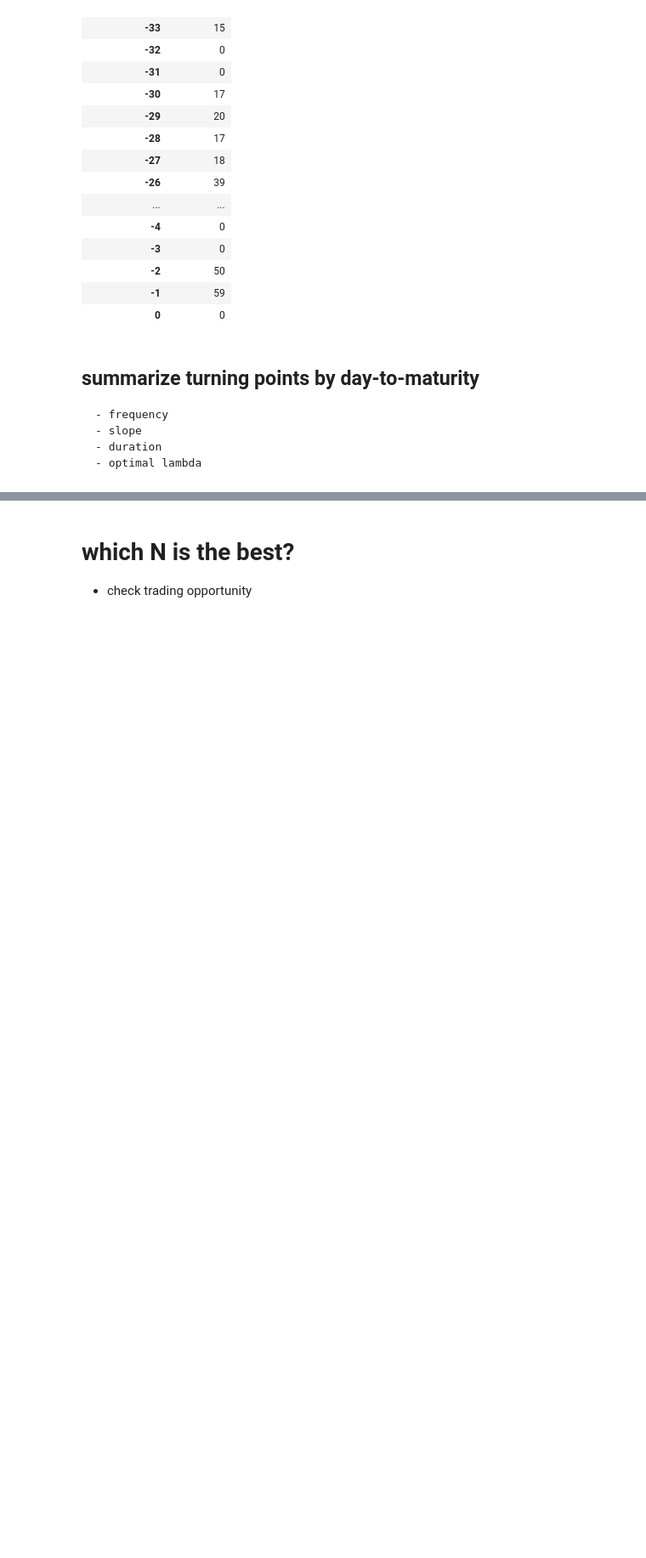
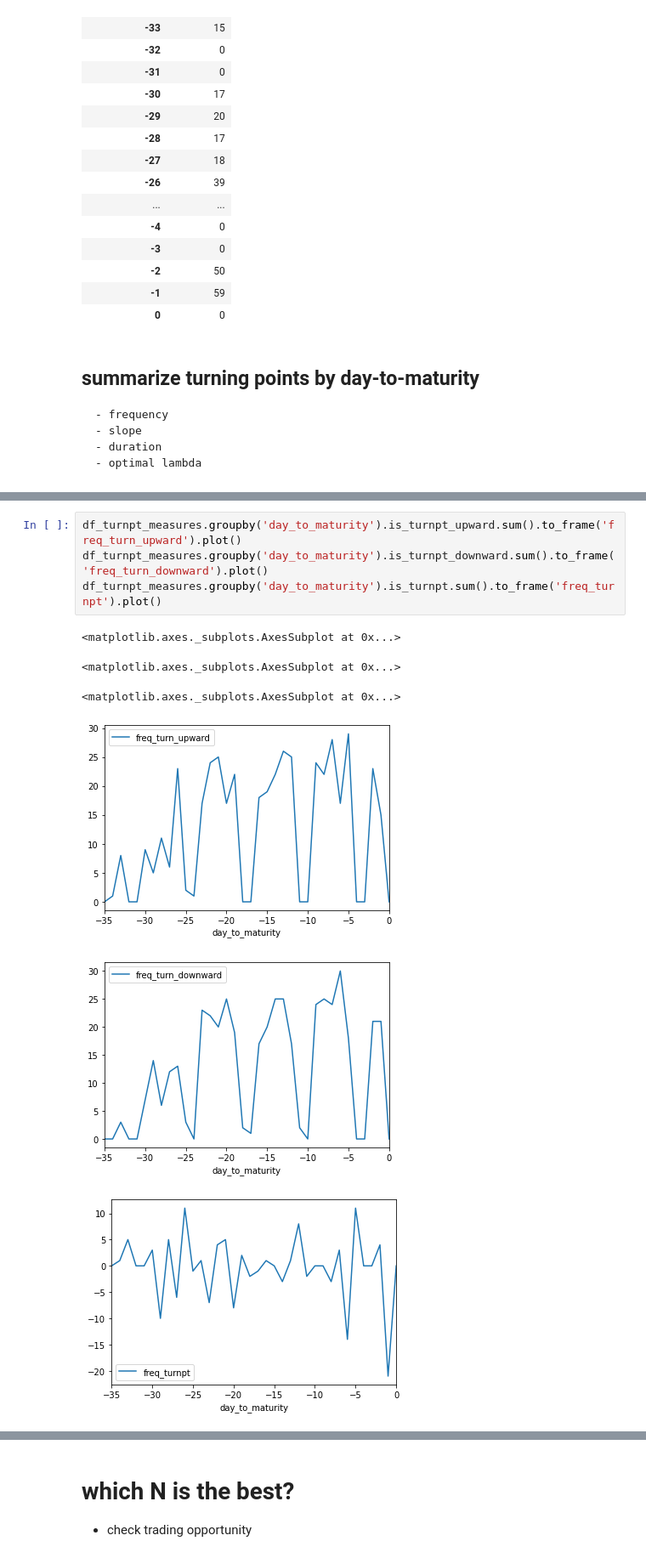
Before and after one commit to datasci-info/stock_path_tracker, a Jupyter notebook: turnpt_analysis.ipynb, the cells around one changed output, grey strips where cells are left out. Shown: that part at 85% size. Drawn from its saved outputs; the diff is of its cells as text; blank space fills up the shorter version.

```diff
--- a/turnpt_analysis.ipynb
+++ b/turnpt_analysis.ipynb
@@ -268,0 +259,11 @@ df_analysis.plot(x='day_to_maturity', y='mu_slope', kind='line')
+# %%
+df_turnpt_measures.groupby('day_to_maturity').is_turnpt_upward.sum().to_frame('freq_turn_upward').plot()
+df_turnpt_measures.groupby('day_to_maturity').is_turnpt_downward.sum().to_frame('freq_turn_downward').plot()
+df_turnpt_measures.groupby('day_to_maturity').is_turnpt.sum().to_frame('freq_turnpt').plot()
+# %% [output]
+<matplotlib.axes._subplots.AxesSubplot at 0x...>
+<matplotlib.axes._subplots.AxesSubplot at 0x...>
+<matplotlib.axes._subplots.AxesSubplot at 0x...>
+[figure, added]
+[figure, added]
+[figure, added]
```
Also changed, not shown: parts of 10 cells of this notebook.
